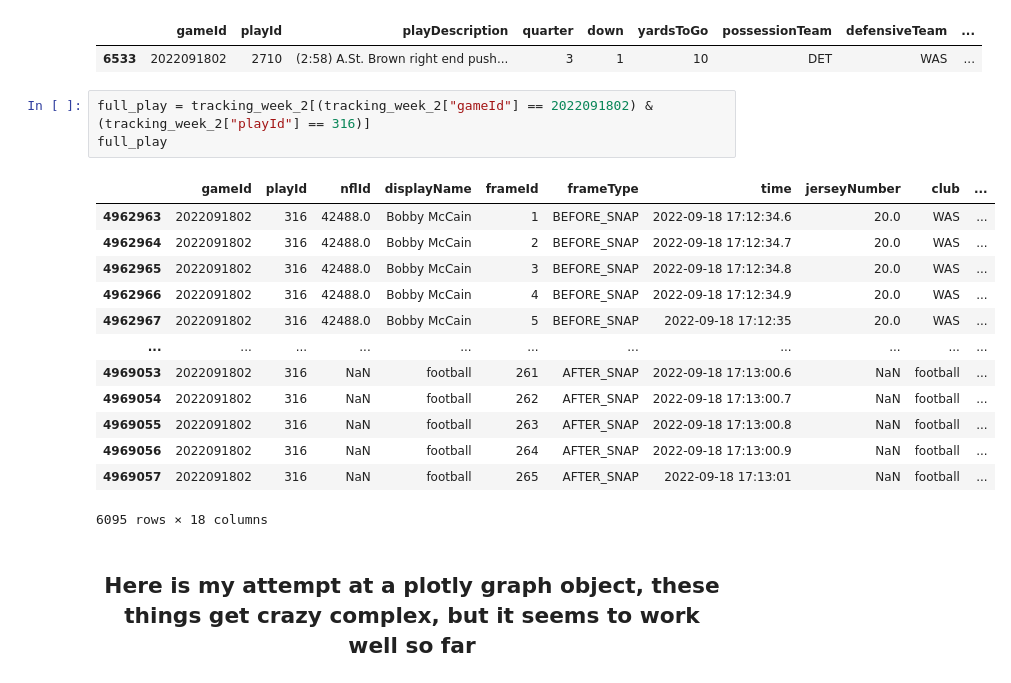
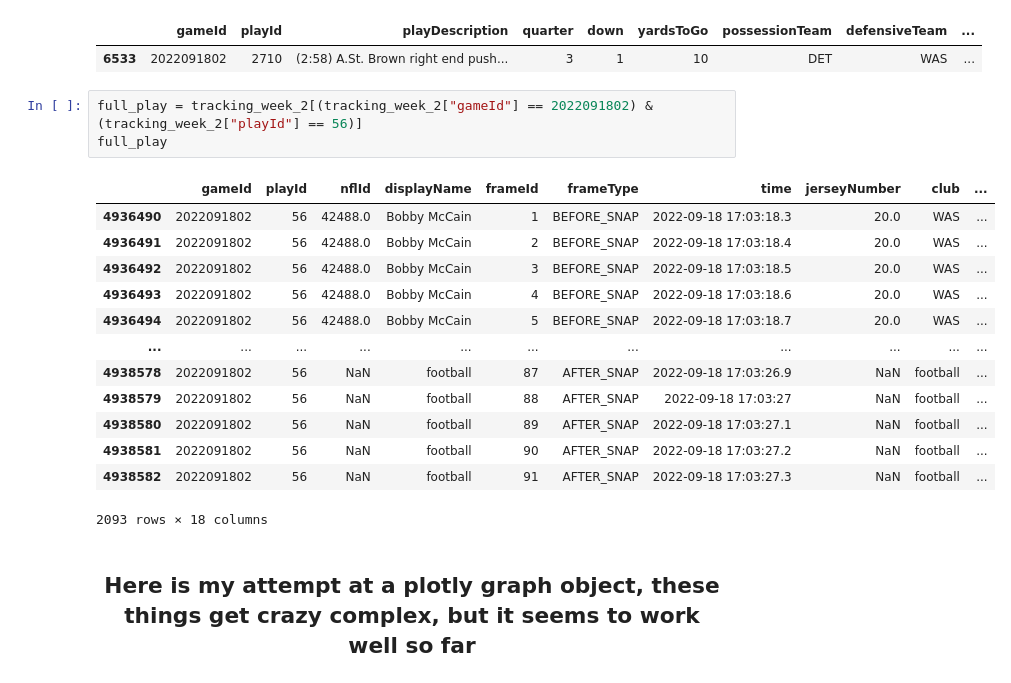
Before and after one commit to APoodle/NFL-Big-Data-Bowl-2025, a Jupyter notebook: nfl-big-data-bowl-2025.ipynb, the cells around one changed output. Cells and saved outputs as stored; diff of their text form.

```diff
--- a/nfl-big-data-bowl-2025.ipynb
+++ b/nfl-big-data-bowl-2025.ipynb
@@ -71,22 +71,22 @@ plays[(plays['playId'] == 2710) & (plays['gameId'] == 2022091802)]
 |  | gameId | playId | playDescription | quarter | down | yardsToGo | possessionTeam | defensiveTeam | ... |
 | 6533 | 2022091802 | 2710 | (2:58) A.St. Brown right end push... | 3 | 1 | 10 | DET | WAS | ... |
 # %%
-full_play = tracking_week_2[(tracking_week_2["gameId"] == 2022091802) & (tracking_week_2["playId"] == 316)]
+full_play = tracking_week_2[(tracking_week_2["gameId"] == 2022091802) & (tracking_week_2["playId"] == 56)]
 full_play
 # %% [output]
 |  | gameId | playId | nflId | displayName | frameId | frameType | time | jerseyNumber | club | ... |
-| 4962963 | 2022091802 | 316 | 42488.0 | Bobby McCain | 1 | BEFORE_SNAP | 2022-09-18 17:12:34.6 | 20.0 | WAS | ... |
-| 4962964 | 2022091802 | 316 | 42488.0 | Bobby McCain | 2 | BEFORE_SNAP | 2022-09-18 17:12:34.7 | 20.0 | WAS | ... |
-| 4962965 | 2022091802 | 316 | 42488.0 | Bobby McCain | 3 | BEFORE_SNAP | 2022-09-18 17:12:34.8 | 20.0 | WAS | ... |
-| 4962966 | 2022091802 | 316 | 42488.0 | Bobby McCain | 4 | BEFORE_SNAP | 2022-09-18 17:12:34.9 | 20.0 | WAS | ... |
-| 4962967 | 2022091802 | 316 | 42488.0 | Bobby McCain | 5 | BEFORE_SNAP | 2022-09-18 17:12:35 | 20.0 | WAS | ... |
+| 4936490 | 2022091802 | 56 | 42488.0 | Bobby McCain | 1 | BEFORE_SNAP | 2022-09-18 17:03:18.3 | 20.0 | WAS | ... |
+| 4936491 | 2022091802 | 56 | 42488.0 | Bobby McCain | 2 | BEFORE_SNAP | 2022-09-18 17:03:18.4 | 20.0 | WAS | ... |
+| 4936492 | 2022091802 | 56 | 42488.0 | Bobby McCain | 3 | BEFORE_SNAP | 2022-09-18 17:03:18.5 | 20.0 | WAS | ... |
+| 4936493 | 2022091802 | 56 | 42488.0 | Bobby McCain | 4 | BEFORE_SNAP | 2022-09-18 17:03:18.6 | 20.0 | WAS | ... |
+| 4936494 | 2022091802 | 56 | 42488.0 | Bobby McCain | 5 | BEFORE_SNAP | 2022-09-18 17:03:18.7 | 20.0 | WAS | ... |
 | ... | ... | ... | ... | ... | ... | ... | ... | ... | ... | ... |
-| 4969053 | 2022091802 | 316 | NaN | football | 261 | AFTER_SNAP | 2022-09-18 17:13:00.6 | NaN | football | ... |
-| 4969054 | 2022091802 | 316 | NaN | football | 262 | AFTER_SNAP | 2022-09-18 17:13:00.7 | NaN | football | ... |
-| 4969055 | 2022091802 | 316 | NaN | football | 263 | AFTER_SNAP | 2022-09-18 17:13:00.8 | NaN | football | ... |
-| 4969056 | 2022091802 | 316 | NaN | football | 264 | AFTER_SNAP | 2022-09-18 17:13:00.9 | NaN | football | ... |
-| 4969057 | 2022091802 | 316 | NaN | football | 265 | AFTER_SNAP | 2022-09-18 17:13:01 | NaN | football | ... |
+| 4938578 | 2022091802 | 56 | NaN | football | 87 | AFTER_SNAP | 2022-09-18 17:03:26.9 | NaN | football | ... |
+| 4938579 | 2022091802 | 56 | NaN | football | 88 | AFTER_SNAP | 2022-09-18 17:03:27 | NaN | football | ... |
+| 4938580 | 2022091802 | 56 | NaN | football | 89 | AFTER_SNAP | 2022-09-18 17:03:27.1 | NaN | football | ... |
+| 4938581 | 2022091802 | 56 | NaN | football | 90 | AFTER_SNAP | 2022-09-18 17:03:27.2 | NaN | football | ... |
+| 4938582 | 2022091802 | 56 | NaN | football | 91 | AFTER_SNAP | 2022-09-18 17:03:27.3 | NaN | football | ... |
-6095 rows × 18 columns
+2093 rows × 18 columns
 # %% [markdown]
 ## <center>Here is my attempt at a plotly graph object, these things get crazy complex, but it seems to work well so far</center>
 # %%
```
Also changed, not shown: parts of 8 cells of this notebook.
